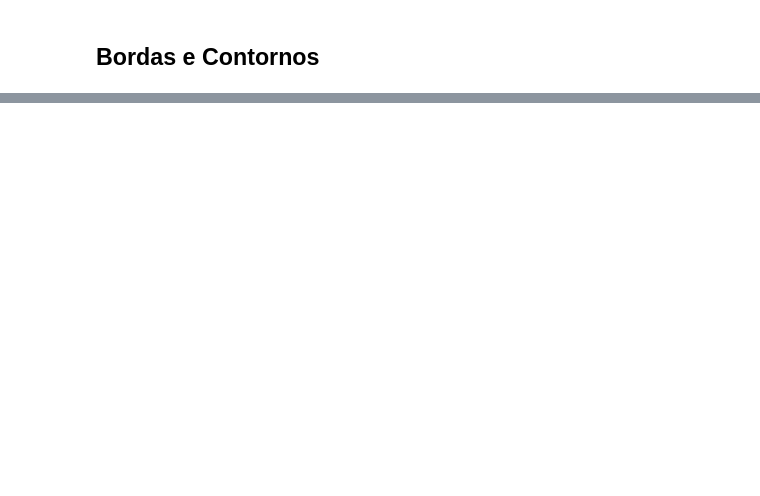
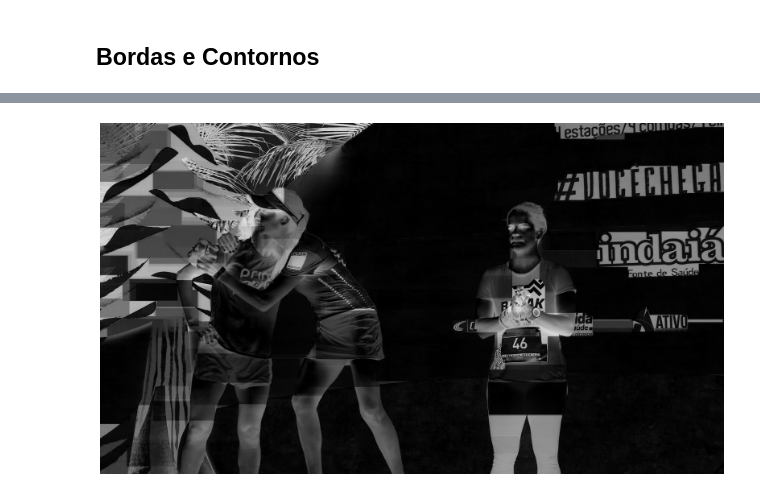
Before and after one commit to bilhalvadiego/detecao-placas, a Jupyter notebook: Aula1.ipynb, the cells around one changed output, grey strips where cells are left out. Drawn from its saved outputs; the diff is of its cells as text; code cells hidden in the pictures; blank space fills up the shorter version.

```diff
--- a/Aula1.ipynb
+++ b/Aula1.ipynb
@@ -421,0 +311,11 @@ PLR3D97
+# %%
+k = cv2.getStructuringElement(cv2.MORPH_RECT, (114,47))
+# k = cv2.getStructuringElement(cv2.MORPH_RECT, (22,15))
+# k = cv2.getStructuringElement(cv2.MORPH_RECT, (40,13))
+blackhat = cv2.morphologyEx(imgGray, cv2.MORPH_BLACKHAT, k)
+
+plt.figure(figsize=(20,12))
+plt.axis("off")
+plt.imshow(blackhat, cmap=('gray'));
+# %% [output]
+[figure, added]
```
Also changed, not shown: parts of 45 cells of this notebook, 2 other files.
